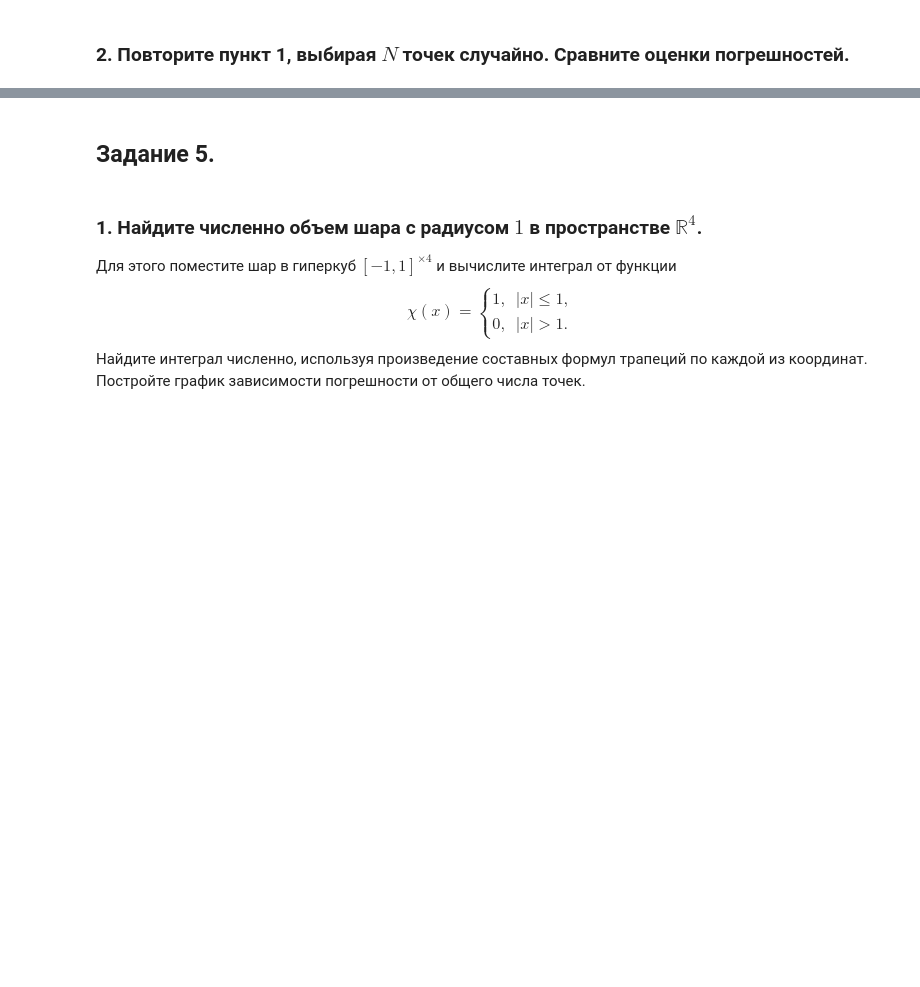
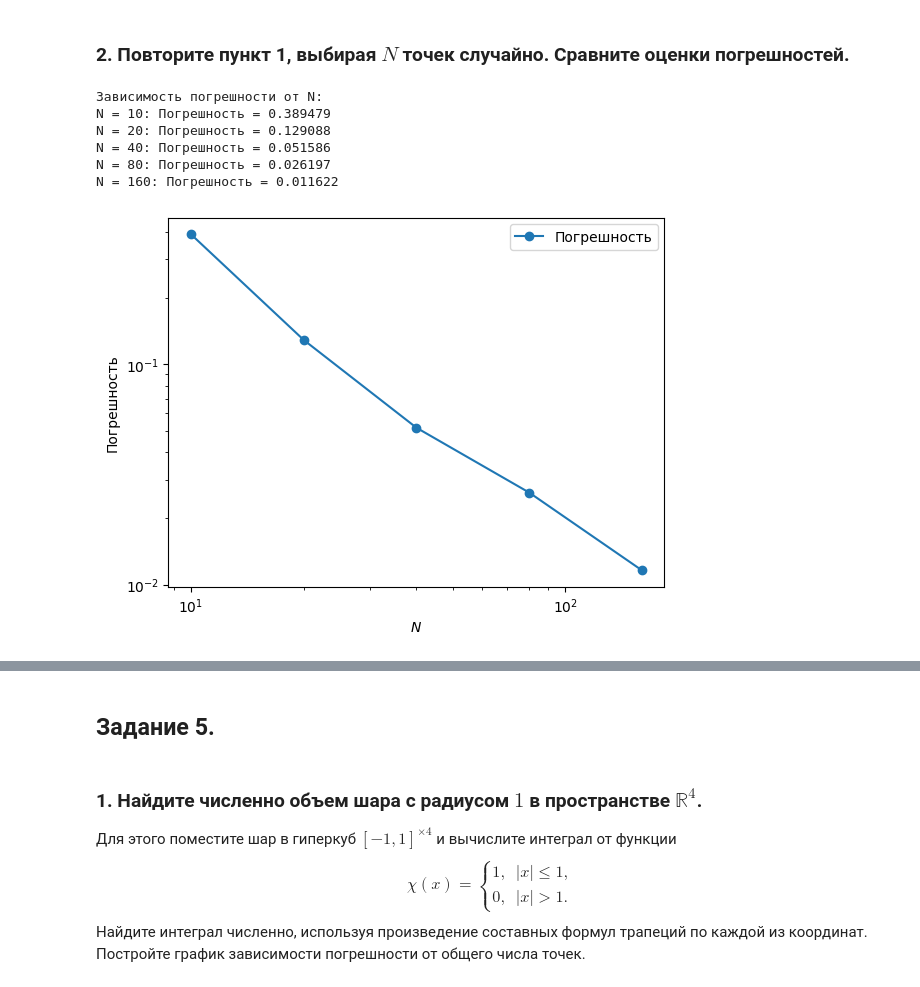
Before and after one commit to dyed-eye/numerical-methods, a Jupyter notebook: 6. Integration.ipynb, the cells around one changed output, grey strips where cells are left out. Drawn from its saved outputs; the diff is of its cells as text; code cells hidden in the pictures; blank space fills up the shorter version.

```diff
--- a/6. Integration.ipynb
+++ b/6. Integration.ipynb
@@ -291,2 +471,59 @@ $$p(x_0+ph,y_0+qk)
 # %% [markdown]
 ### 2. Повторите пункт 1, выбирая $N$ точек случайно. Сравните оценки погрешностей.
+# %%
+from random import random
+
+def compute_interpolation_error_random(N):
+    h = np.pi / N
+    k = np.pi / N
+    x_nodes = np.linspace(0, np.pi, N + 1)
+    y_nodes = np.linspace(0, np.pi, N + 1)
+
+    f_values = np.array([[f(x, y) for y in y_nodes] for x in x_nodes])
+    x_test = np.linspace(0, np.pi, 100)
+    y_test = np.linspace(0, np.pi, 100)
+    X_test, Y_test = np.meshgrid(x_test, y_test)
+
+    error = 0.0
+    for i in range(len(x_test)):
+        for j in range(len(y_test)):
+            x = x_test[i]+h*(random()-0.5)
+            y = y_test[j]+k*(random()-0.5)
+
+            ix = int(x // h)-1
+            iy = int(y // k)-1
+            x0 = ix * h
+            y0 = iy * k
+
+            f00 = f_values[ix, iy]
+            f10 = f_values[ix + 1, iy]
+            f01 = f_values[ix, iy + 1]
+            f11 = f_values[ix + 1, iy + 1]
+
+            p_interp = bilinear_interpolation(x, y, x0, y0, h, k, f00, f10, f01, f11)
+            p_exact = f(x, y)
+            error += np.abs(p_interp - p_exact)
+    error /= (len(x_test) * len(y_test))
+    return error
+
+N_values = [10, 20, 40, 80, 160]
+errors = [compute_interpolation_error_random(N) for N in N_values]
+
+print("Зависимость погрешности от N:")
+for N, error in zip(N_values, errors):
+    print(f"N = {N}: Погрешность = {error:.6f}")
+# %% [output]
+Зависимость погрешности от N:
+N = 10: Погрешность = 0.389479
+N = 20: Погрешность = 0.129088
+N = 40: Погрешность = 0.051586
+N = 80: Погрешность = 0.026197
+N = 160: Погрешность = 0.011622
+# %%
+plt.loglog(N_values, errors, marker='o', label="Погрешность")
+plt.xlabel("$N$")
+plt.ylabel("Погрешность")
+plt.legend()
+plt.show()
+# %% [output]
+[figure, added]
```
Also changed, not shown: parts of 16 cells of this notebook.
